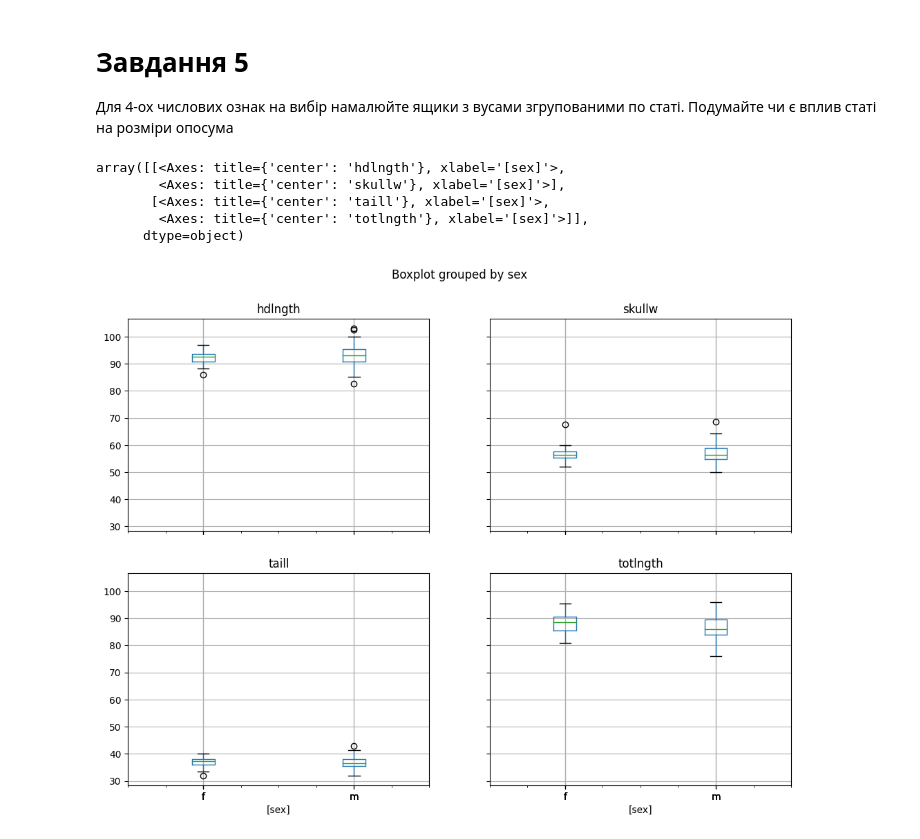
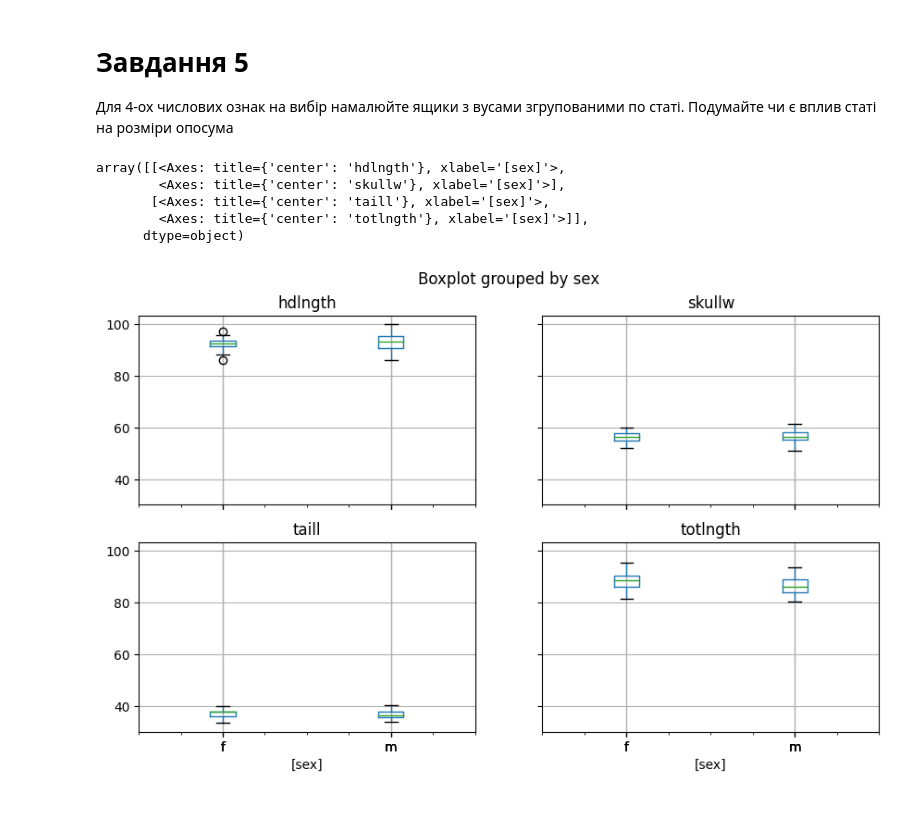
Before and after one commit to yeyevtushenko/AI, a Jupyter notebook: Lesson28_02_2024_AI_H_3.ipynb, the cells around one changed output. Saved outputs shown, nothing was run; the diff lists cells and outputs as text; code cells hidden in the pictures; blank space fills up the shorter version.

```diff
--- a/Lesson28_02_2024_AI_H_3.ipynb
+++ b/Lesson28_02_2024_AI_H_3.ipynb
@@ -81,4 +81,4 @@ for column_name in df.columns:
   if df.dtypes[column_name] in ("object", "datetime64[ns]"):
     continue
 
-  non_outliers = outliers(df, column_name)
+  df = outliers(df, column_name)
@@ -106,11 +110,11 @@ non_outliers.plot(kind='scatter', x='case', y='case', figsize=(6,6))
 # Завдання 5
 Для 4-ох числових ознак на вибір намалюйте ящики з вусами згрупованими по статі. Подумайте чи є вплив статі на розміри опосума
 # %%
-non_outliers[["sex","hdlngth","skullw","totlngth","taill"]].boxplot(by='sex', figsize=(12,9))
+df[["sex","hdlngth","skullw","totlngth","taill"]].boxplot(by='sex', figsize=(10,6))
 # %% [output]
 array([[<Axes: title={'center': 'hdlngth'}, xlabel='[sex]'>,
         <Axes: title={'center': 'skullw'}, xlabel='[sex]'>],
        [<Axes: title={'center': 'taill'}, xlabel='[sex]'>,
         <Axes: title={'center': 'totlngth'}, xlabel='[sex]'>]],
       dtype=object)
-[figure, old version]
+[figure, new version]
```
Also changed, not shown: parts of 3 cells of this notebook.
